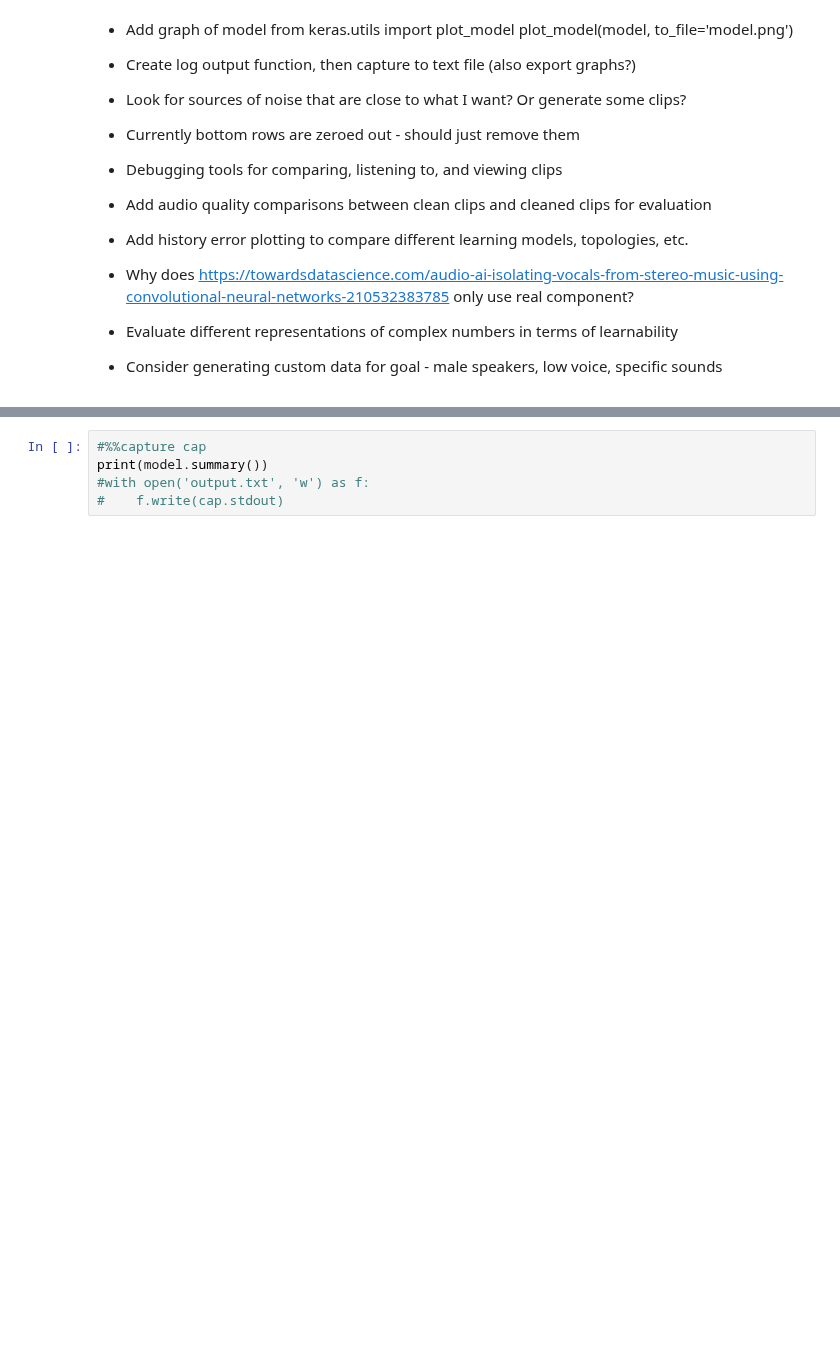
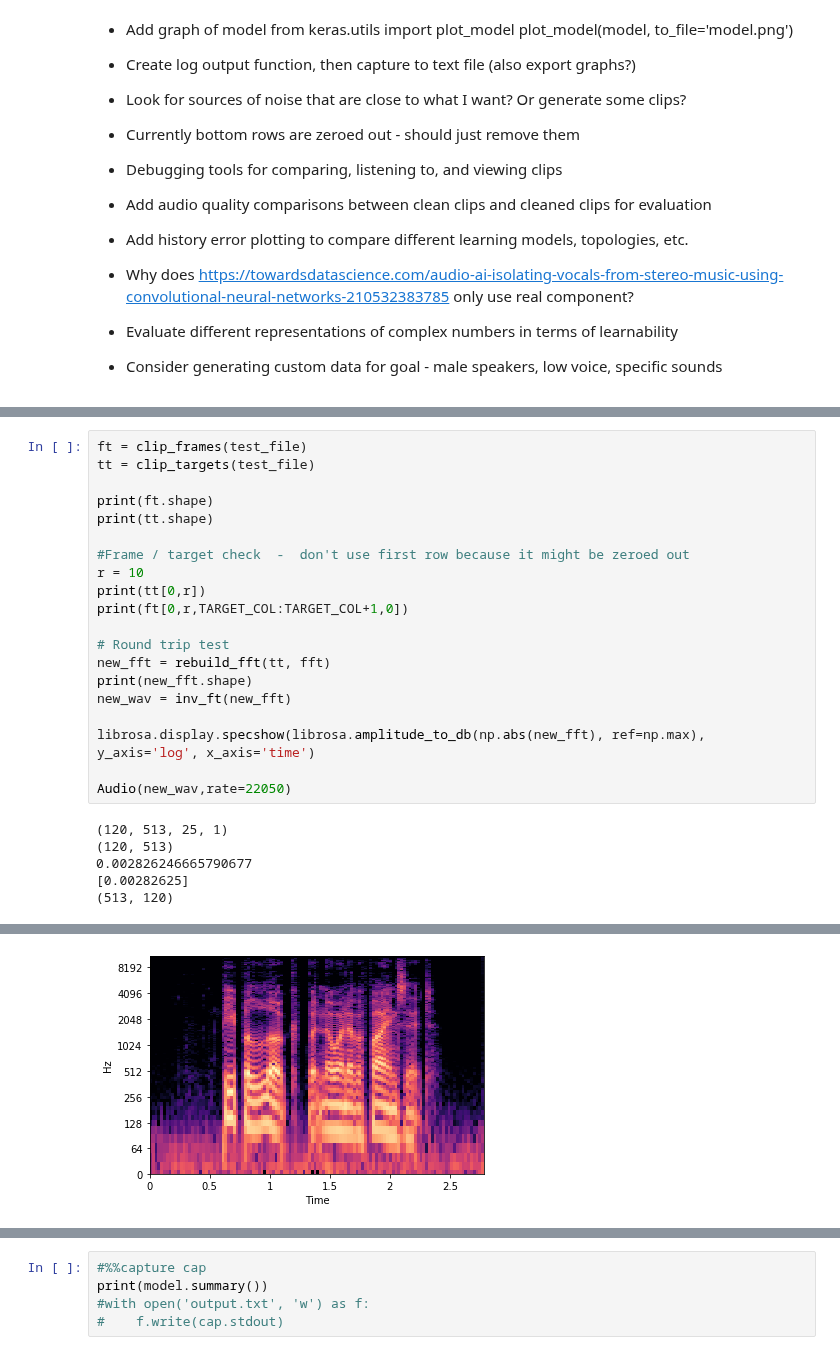
Before and after one commit to dweih/AudioCleaning, a Jupyter notebook: NN Audio Test.ipynb, the cells around one changed output, grey strips where cells are left out. Drawn from its saved outputs; the diff is of its cells as text; blank space fills up the shorter version.

```diff
--- a/NN Audio Test.ipynb
+++ b/NN Audio Test.ipynb
@@ -124,0 +96,26 @@ print(fft.shape)
+# %%
+ft = clip_frames(test_file)
+tt = clip_targets(test_file)
+
+print(ft.shape)
+print(tt.shape)
+
+#Frame / target check  -  don't use first row because it might be zeroed out
+r = 10
+print(tt[0,r])
+print(ft[0,r,TARGET_COL:TARGET_COL+1,0])
+
+# Round trip test
+new_fft = rebuild_fft(tt, fft)
+print(new_fft.shape)
+new_wav = inv_ft(new_fft)
+
+librosa.display.specshow(librosa.amplitude_to_db(np.abs(new_fft), ref=np.max), y_axis='log', x_axis='time')
+
+Audio(new_wav,rate=22050)
+# %% [output]
+(120, 513, 25, 1)
+(120, 513)
+0.002826246665790677
+[0.00282625]
+(513, 120)
@@ -124,0 +123 @@ print(fft.shape)
+[figure, added]
```
Also changed, not shown: parts of 15 cells of this notebook.
